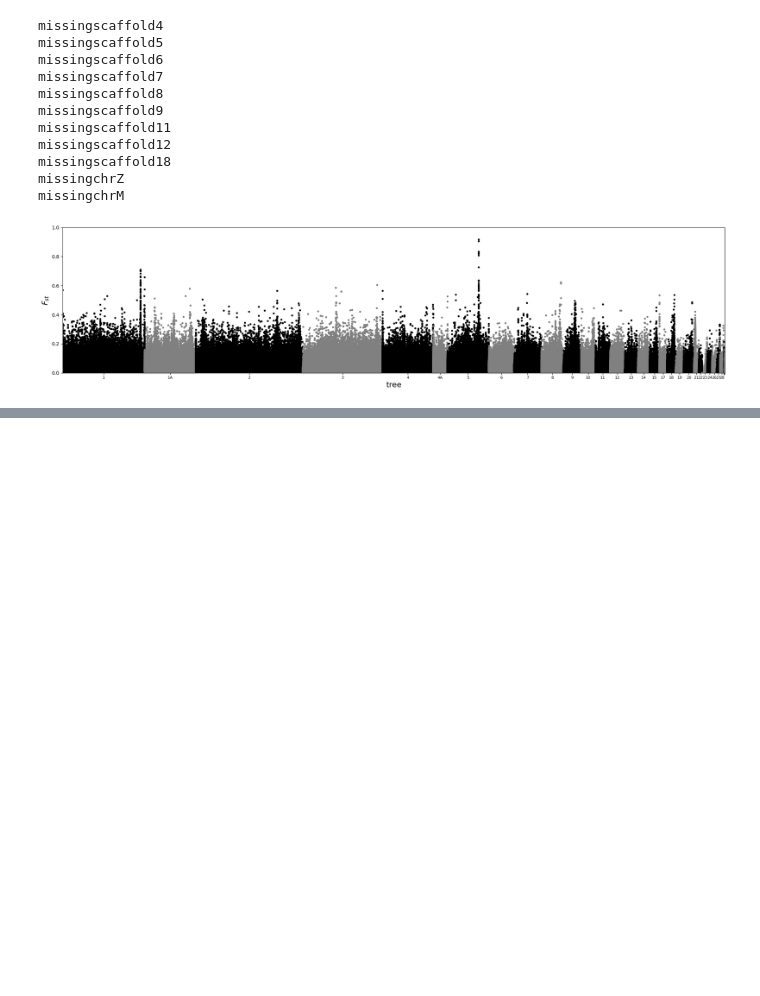
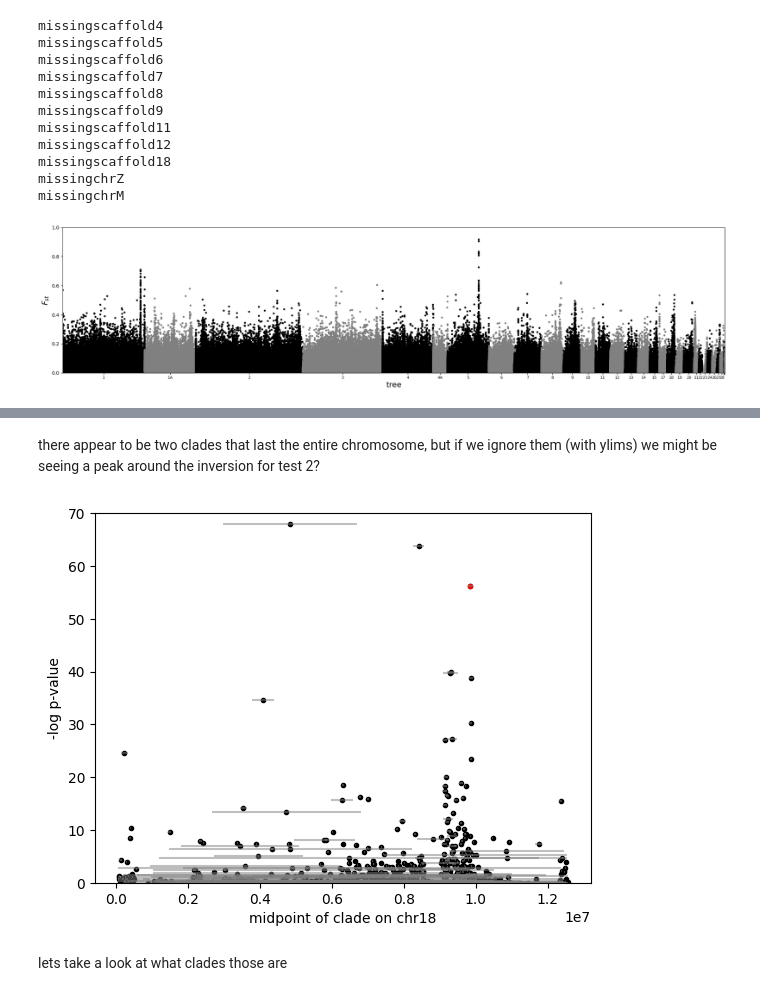
Before and after one commit to mmosmond/spacetrees-crows, a Jupyter notebook: plotting.ipynb, the cells around one changed output, grey strips where cells are left out. Drawn from its saved outputs; the diff is of its cells as text; code cells hidden in the pictures; blank space fills up the shorter version.

```diff
--- a/plotting.ipynb
+++ b/plotting.ipynb
@@ -455,0 +512,5 @@ plt.show()
+# %%
+with open('dolores/crows/chr18.map','w') as f:
+    f.write('Chromosome  Position(bp)  Rate(cM/Mb)  Map(cM)\n')
+    for i in rmap:
+        f.write('chr18  %d  %s  %s\n' %(int(i[0]),i[1]/10,i[2]/10))
@@ -455,0 +529,16 @@ plt.show()
+# %% [markdown]
+there appear to be two clades that last the entire chromosome, but if we ignore them (with ylims) we might be seeing a peak around the inversion for test 2?
+# %%
+pos = [(int(i[10])+int(i[9]))/2 for i in dol_data]
+# plt.scatter(pos,[float(i[5]) for i in dol_data], marker='.') #test 1 (nothing significant)
+plt.scatter(pos,[float(i[6]) for i in dol_data], marker='.', c='k') #test 2
+plt.scatter(pos[633],[float(i[6]) for i in dol_data][633], marker='.', c='r') #test 2 most likely candidate
+plt.hlines(xmin=[int(i[9]) for i in dol_data],xmax=[int(i[10]) for i in dol_data],y=[float(i[6]) for i in dol_data],color='gray',alpha=0.5)
+plt.ylim(0,70) #comment out to see the two clades we are ignoring
+plt.ylabel('-log p-value')
+plt.xlabel('midpoint of clade on chr18')
+plt.show()
+# %% [output]
+[figure, added]
+# %% [markdown]
+lets take a look at what clades those are
```
Also changed, not shown: parts of 33 cells of this notebook.
